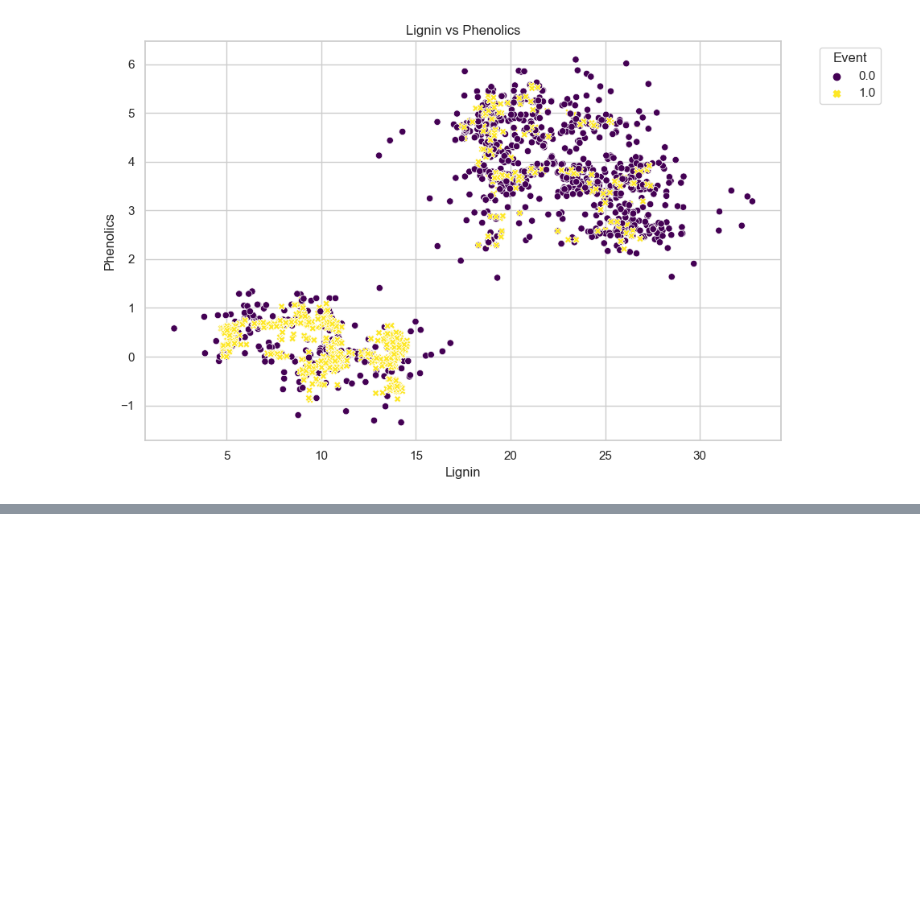
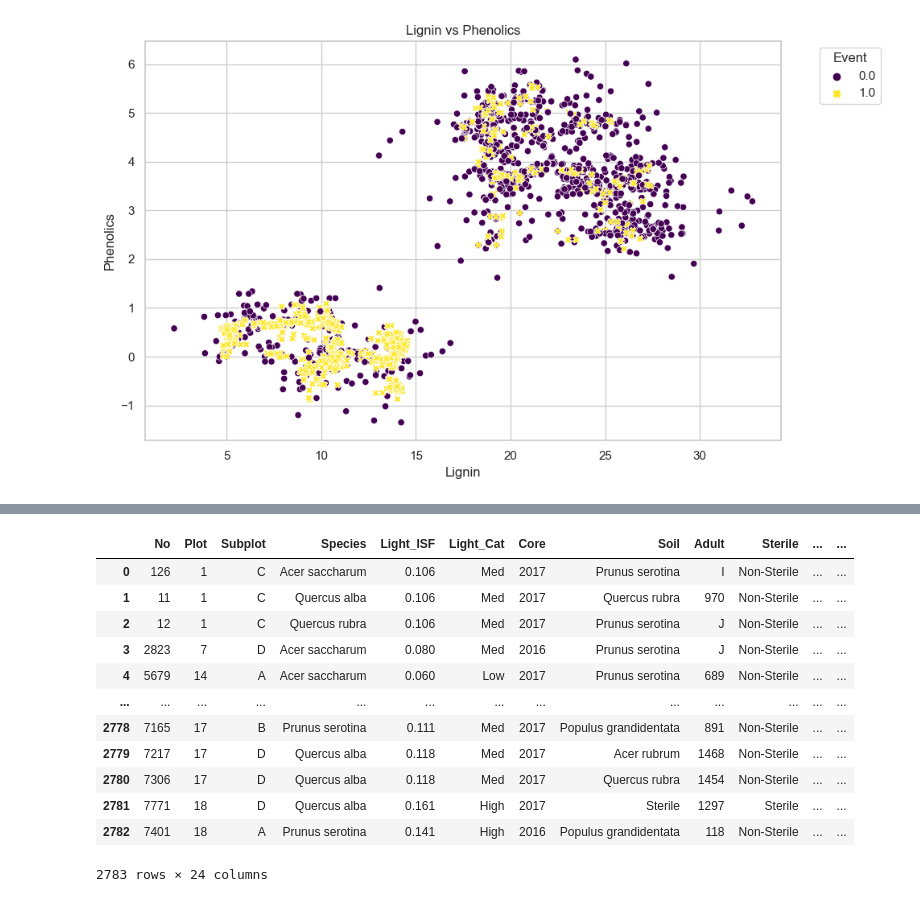
Before and after one commit to fedighanmi/Tree_Survival_Project, a Jupyter notebook: example/example_notebook.ipynb, the cells around one changed output, grey strips where cells are left out. Cells and saved outputs as stored; diff of their text form; code cells hidden in the pictures; blank space fills up the shorter version.

Commit message:
Refactor documentation in example_notebook.ipynb (with tests)

```diff
--- a/example/example_notebook.ipynb
+++ b/example/example_notebook.ipynb
@@ -289,0 +307,2 @@ vs.scatter_plot(df, "Lignin", "Phenolics", "Event", "Lignin vs Phenolics")
+# %%
+df_test = df.copy()
@@ -289,0 +321,16 @@ vs.scatter_plot(df, "Lignin", "Phenolics", "Event", "Lignin vs Phenolics")
+# %%
+df_test
+# %% [output]
+|  | No | Plot | Subplot | Species | Light_ISF | Light_Cat | Core | Soil | Adult | Sterile | ... | ... |
+| 0 | 126 | 1 | C | Acer saccharum | 0.106 | Med | 2017 | Prunus serotina | I | Non-Sterile | ... | ... |
+| 1 | 11 | 1 | C | Quercus alba | 0.106 | Med | 2017 | Quercus rubra | 970 | Non-Sterile | ... | ... |
+| 2 | 12 | 1 | C | Quercus rubra | 0.106 | Med | 2017 | Prunus serotina | J | Non-Sterile | ... | ... |
+| 3 | 2823 | 7 | D | Acer saccharum | 0.080 | Med | 2016 | Prunus serotina | J | Non-Sterile | ... | ... |
+| 4 | 5679 | 14 | A | Acer saccharum | 0.060 | Low | 2017 | Prunus serotina | 689 | Non-Sterile | ... | ... |
+| ... | ... | ... | ... | ... | ... | ... | ... | ... | ... | ... | ... | ... |
+| 2778 | 7165 | 17 | B | Prunus serotina | 0.111 | Med | 2017 | Populus grandidentata | 891 | Non-Sterile | ... | ... |
+| 2779 | 7217 | 17 | D | Quercus alba | 0.118 | Med | 2017 | Acer rubrum | 1468 | Non-Sterile | ... | ... |
+| 2780 | 7306 | 17 | D | Quercus alba | 0.118 | Med | 2017 | Quercus rubra | 1454 | Non-Sterile | ... | ... |
+| 2781 | 7771 | 18 | D | Quercus alba | 0.161 | High | 2017 | Sterile | 1297 | Sterile | ... | ... |
+| 2782 | 7401 | 18 | A | Prunus serotina | 0.141 | High | 2016 | Populus grandidentata | 118 | Non-Sterile | ... | ... |
+2783 rows × 24 columns
```
Also changed, not shown: parts of 15 cells of this notebook.
